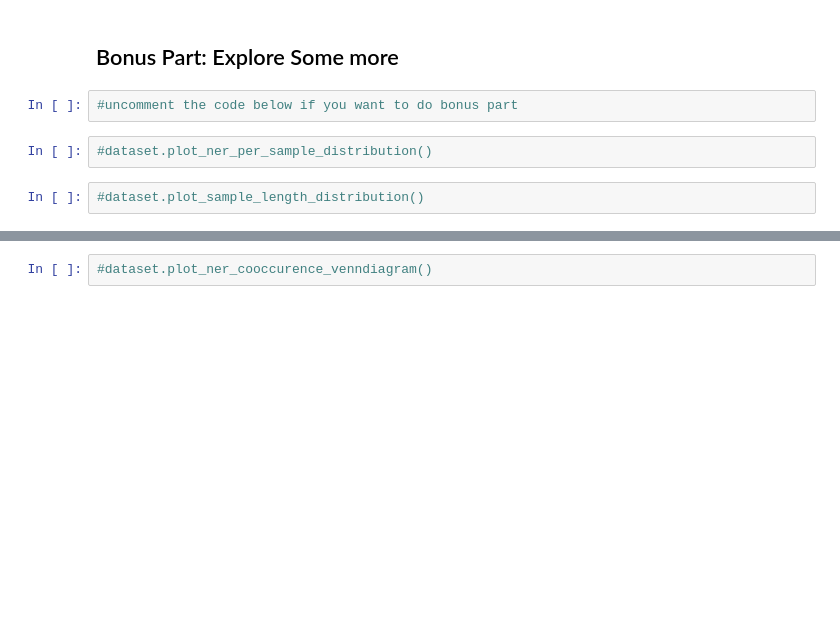
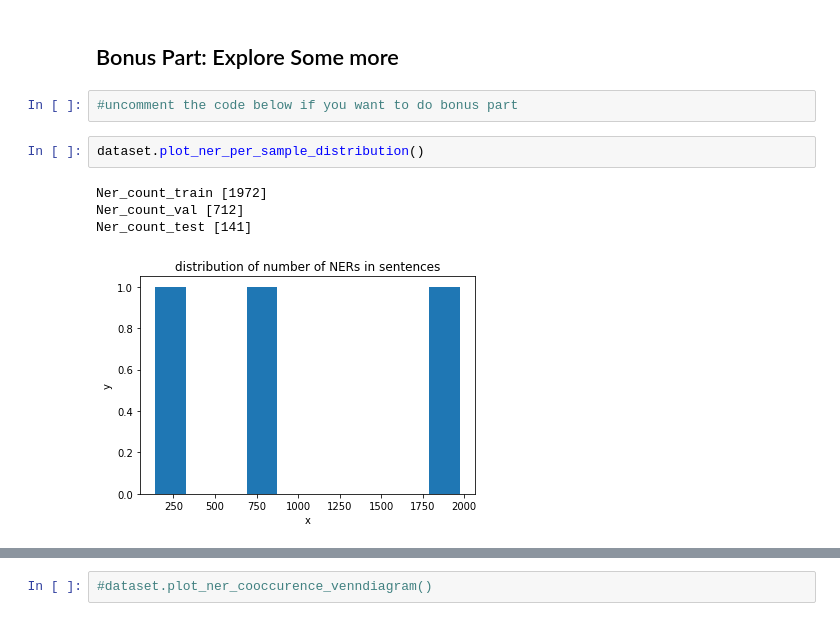
Before and after one commit to guschenxi/lt2316-h20-aa, a Jupyter notebook: run.ipynb, the cells around one changed output, grey strips where cells are left out. Drawn from its saved outputs; the diff is of its cells as text; blank space fills up the shorter version.

```diff
--- a/run.ipynb
+++ b/run.ipynb
@@ -87,7 +100,10 @@ train_X, val_X, test_X = check_output(extract_features(
 ## Bonus Part: Explore Some more
 # %%
 #uncomment the code below if you want to do bonus part
-# %%
-#dataset.plot_ner_per_sample_distribution()
-# %%
-#dataset.plot_sample_length_distribution()
+# %%
+dataset.plot_ner_per_sample_distribution()
+# %% [output]
+Ner_count_train [1972]
+Ner_count_val [712]
+Ner_count_test [141]
+[figure, added]
```
Also changed, not shown: parts of 8 cells of this notebook, 1 other file.
